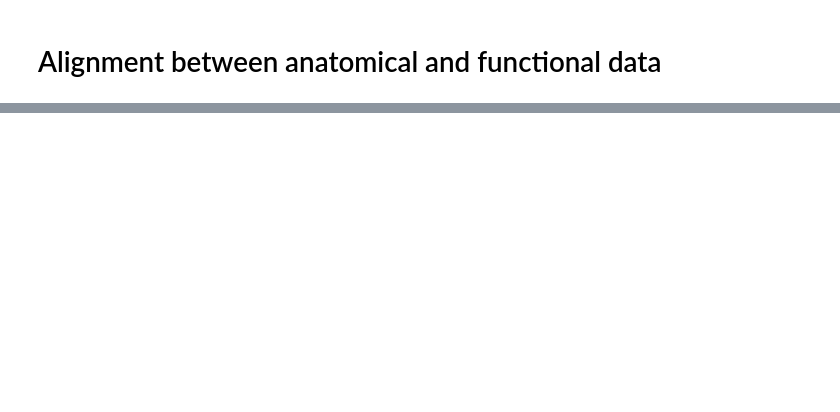
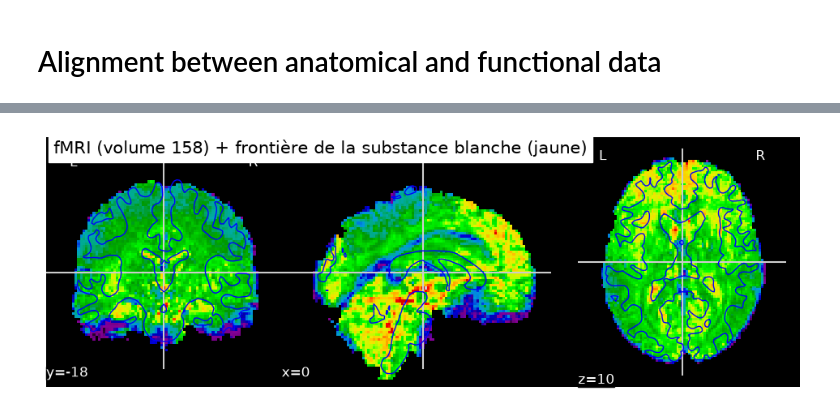
Before and after one commit to hzwygart/NSSP, a Jupyter notebook: fmri_preprocessing.ipynb, the cells around one changed output, grey strips where cells are left out. Cells and saved outputs as stored; diff of their text form; code cells hidden in the pictures; blank space fills up the shorter version.

```diff
--- a/fmri_preprocessing.ipynb
+++ b/fmri_preprocessing.ipynb
@@ -229,7 +228,13 @@ fsleyesDisplay.load(output_path + '.nii.gz')
 # %%
-func_vol = image.index_img(op.join(preproc_root, 'tfMRI_LANGUAGE_LR_moco.nii.gz'), 158)
-anat_mni = skull_stripped_t1   # fichier de Mariem
+WM_MNI = op.join(preproc_root, 'T1w_fast_pve_2_MNI.nii.gz')
+assert op.exists(WM_MNI)
 
-display = plotting.plot_anat(anat_mni, cut_coords=(0, -20, 20), title='fMRI (contours) sur T1 MNI')
-display.add_contours(func_vol, levels=[func_vol.get_fdata().mean()], colors='r')
-plotting.show()
+fig, ax = plt.subplots(1, 1, figsize=(12, 4))
+d = plotting.plot_epi(func_vol, cut_coords=cuts, axes=ax,
+                      title=f'fMRI (volume {vol}) + frontière de la substance blanche (jaune)')
+d.add_contours(WM_MNI, levels=[0.5], colors='blue', linewidths=1)
+
+fig.savefig(op.join(FIG_DIR, '2c_alignment_wm_boundary.png'), dpi=200, bbox_inches='tight')
+plt.show()
+# %% [output]
+[figure, added]
```
Also changed, not shown: parts of 4 cells of this notebook, 2 other files.
